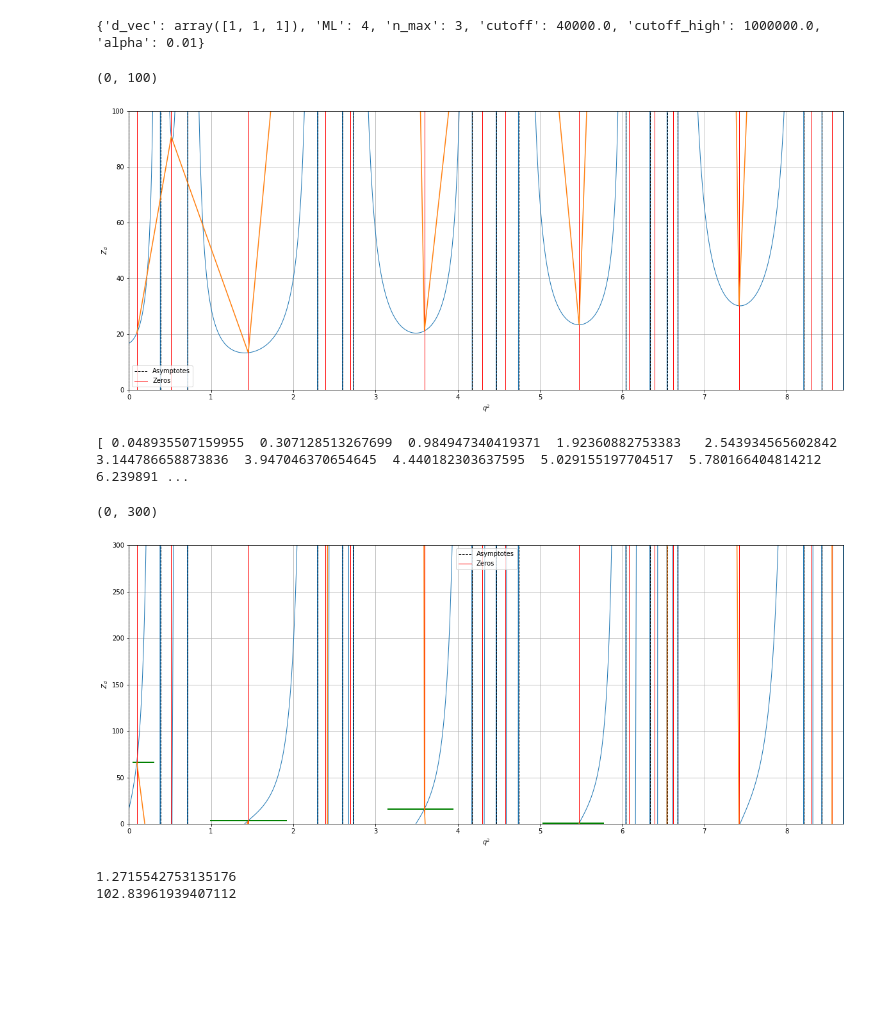
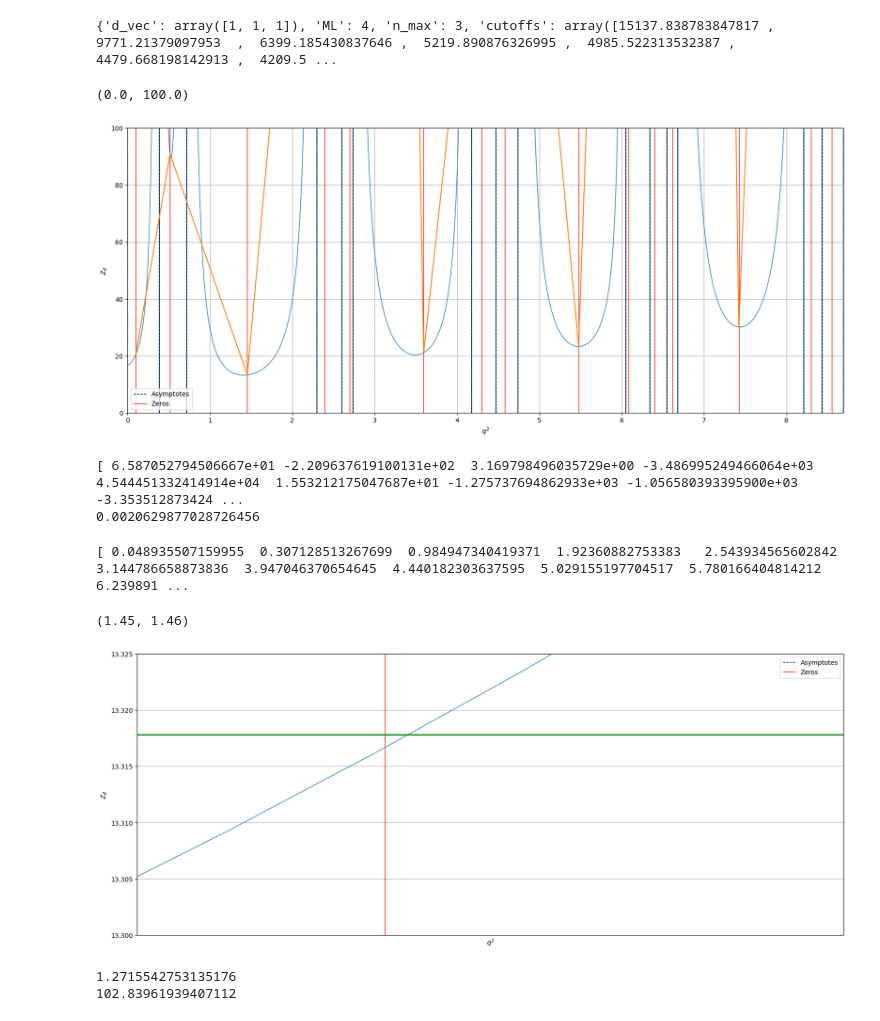
Before and after one commit to rc33051/MPhys-Code, a Jupyter notebook: Workbook_20_March.ipynb, the cells around one changed output. Drawn from its saved outputs; the diff is of its cells as text; code cells hidden in the pictures; blank space fills up the shorter version.

```diff
--- a/Workbook_20_March.ipynb
+++ b/Workbook_20_March.ipynb
@@ -13,17 +13,6 @@ def load_last_npz(directory, file_name):
     counter -= 1
     print(f"Loading {filename.format(counter)}")
     return np.load(filename.format(counter), allow_pickle=True)
-# %%
-def derivative_location(d_vec, ML):
-    d_vec = np.array(d_vec)
-    directory = "derivatives/ML_{}/".format(ML)
-    folder_name = "d_" + str(d_vec).replace(" ", "").replace("[", "").replace("]", "")
-    file_name = "data"
-    base_path = os.path.join(directory,folder_name)
-    #path_full = f"{base_path}_{{}}.npz"
-
-
-    return base_path
 # %%
 d_vec = np.array([1,1,1])
 ML = 4
@@ -34,7 +23,7 @@ Loading derivatives/ML_4/d_111/data_2.npz
 # %%
 print(data["metadata"])
 # %% [output]
-{'d_vec': array([1, 1, 1]), 'ML': 4, 'n_max': 3, 'cutoff': 40000.0, 'cutoff_high': 1000000.0, 'alpha': 0.01}
+{'d_vec': array([1, 1, 1]), 'ML': 4, 'n_max': 3, 'cutoffs': array([15137.838783847817 ,  9771.21379097953  ,  6399.185430837646 ,  5219.890876326995 ,  4985.522313532387 ,  4479.668198142913 ,  4209.5 ...
 # %%
 derivatives = data["dervatives"]
 # %%
@@ -69,42 +58,50 @@ plot_nice(N1_x, N1_y, asymptotes[0:16], zeros)
 plt.plot(zeros,derivatives[:,0] )
 plt.ylim(0,100)
 # %% [output]
-(0, 100)
+(0.0, 100.0)
-[figure, old version]
+[figure, new version]
+# %%
+
+print(derivatives[:,1])
+print(dx)
+# %% [output]
+[ 6.587052794506667e+01 -2.209637619100131e+02  3.169798496035729e+00 -3.486995249466064e+03  4.544451332414914e+04  1.553212175047687e+01 -1.275737694862933e+03 -1.056580393395900e+03 -3.353512873424 ...
+0.0020629877028726456
 # %%
 plt.figure(figsize=(20,8))
 
 
-plot_nice(N2_x, N2_y, asymptotes[0:16], zeros)
-plt.plot(zeros,derivatives[:,1] )
+plot_nice(N1_x, N1_y, asymptotes[0:16], zeros)
+plt.plot(zeros,derivatives[:,2] )
 
 
 hranges = np.append(0,zeros)
 min_hranges = hranges[:-1]
 max_hranges = hranges[1:]
 
 hranges = (max_hranges + min_hranges)/2
 #hranges = np.append(0,hranges)
 
 hranges = np.append(hranges, zeros[-1])
 print(hranges)
 max_hranges = hranges[1:]
 min_hranges = hranges[:-1]
 
 
 for i in range(len(derivatives[:,0])):
-    plt.hlines(derivatives[i,1], min_hranges[i], max_hranges[i], colors="green",linewidth=2)
+    plt.hlines(derivatives[i,0], min_hranges[i], max_hranges[i], colors="green",linewidth=2)
 
 
 
 
 
 
-plt.ylim(-0,300)
+plt.ylim(13.3,13.325)
+plt.xlim(1.45,1.46)
 # %% [output]
 [ 0.048935507159955  0.307128513267699  0.984947340419371  1.92360882753383   2.543934565602842  3.144786658873836  3.947046370654645  4.440182303637595  5.029155197704517  5.780166404814212  6.239891 ...
-(0, 300)
+(1.45, 1.46)
-[figure, old version]
+[figure, new version]
 # %%
 from gab_large_cutoff import g_ab_parallel as g
 from tqdm import tqdm
```
Also changed, not shown: parts of 1 cell of this notebook, 5 other files.
